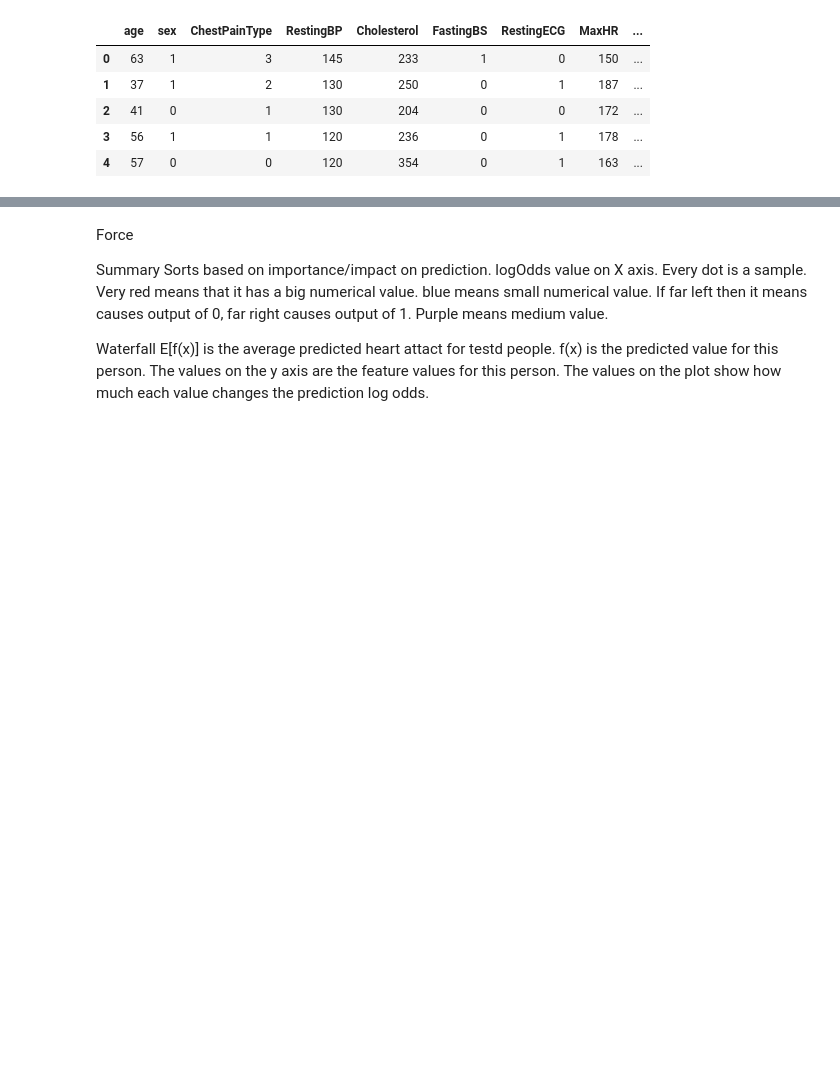
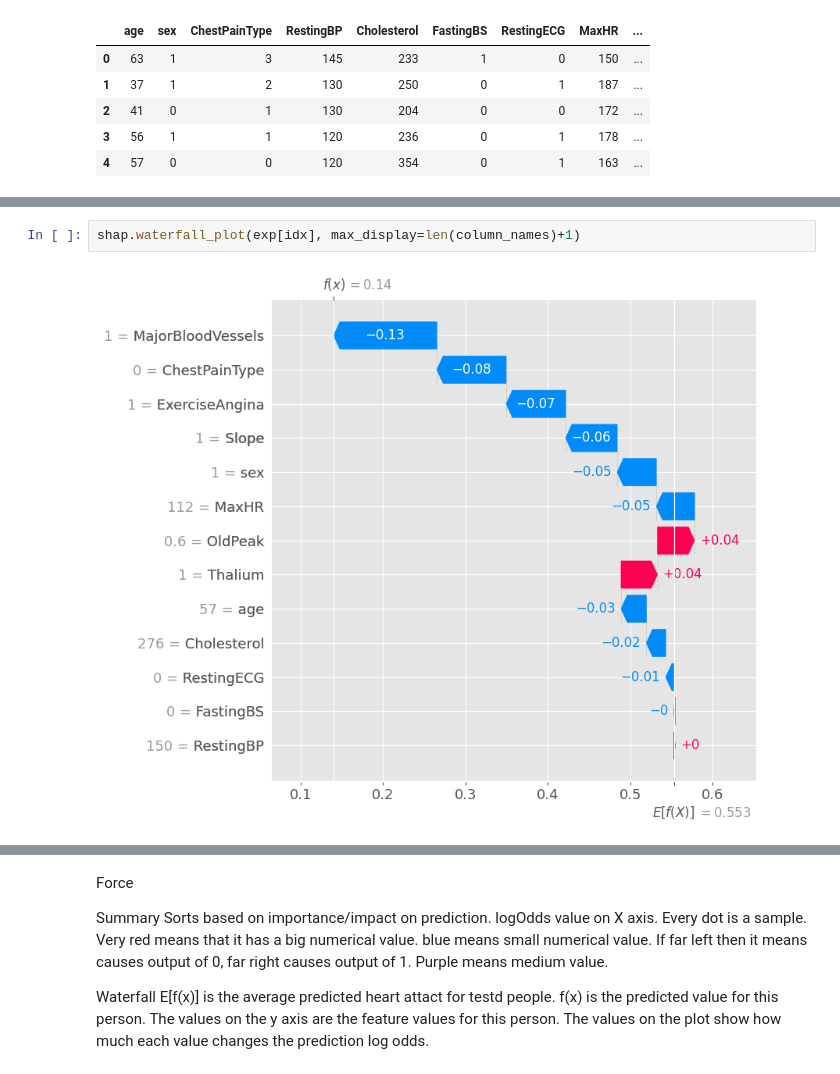
Before and after one commit to Tom-Sloan/ML_CSI_assignment2, a Jupyter notebook: assignment2.ipynb, the cells around one changed output, grey strips where cells are left out. Cells and saved outputs as stored; diff of their text form; blank space fills up the shorter version.

```diff
--- a/assignment2.ipynb
+++ b/assignment2.ipynb
@@ -124,0 +233,4 @@ for i, col in enumerate(column_names, 1):
+# %%
+shap.waterfall_plot(exp[idx], max_display=len(column_names)+1)
+# %% [output]
+[figure, added]
```
Also changed, not shown: parts of 31 cells of this notebook.
